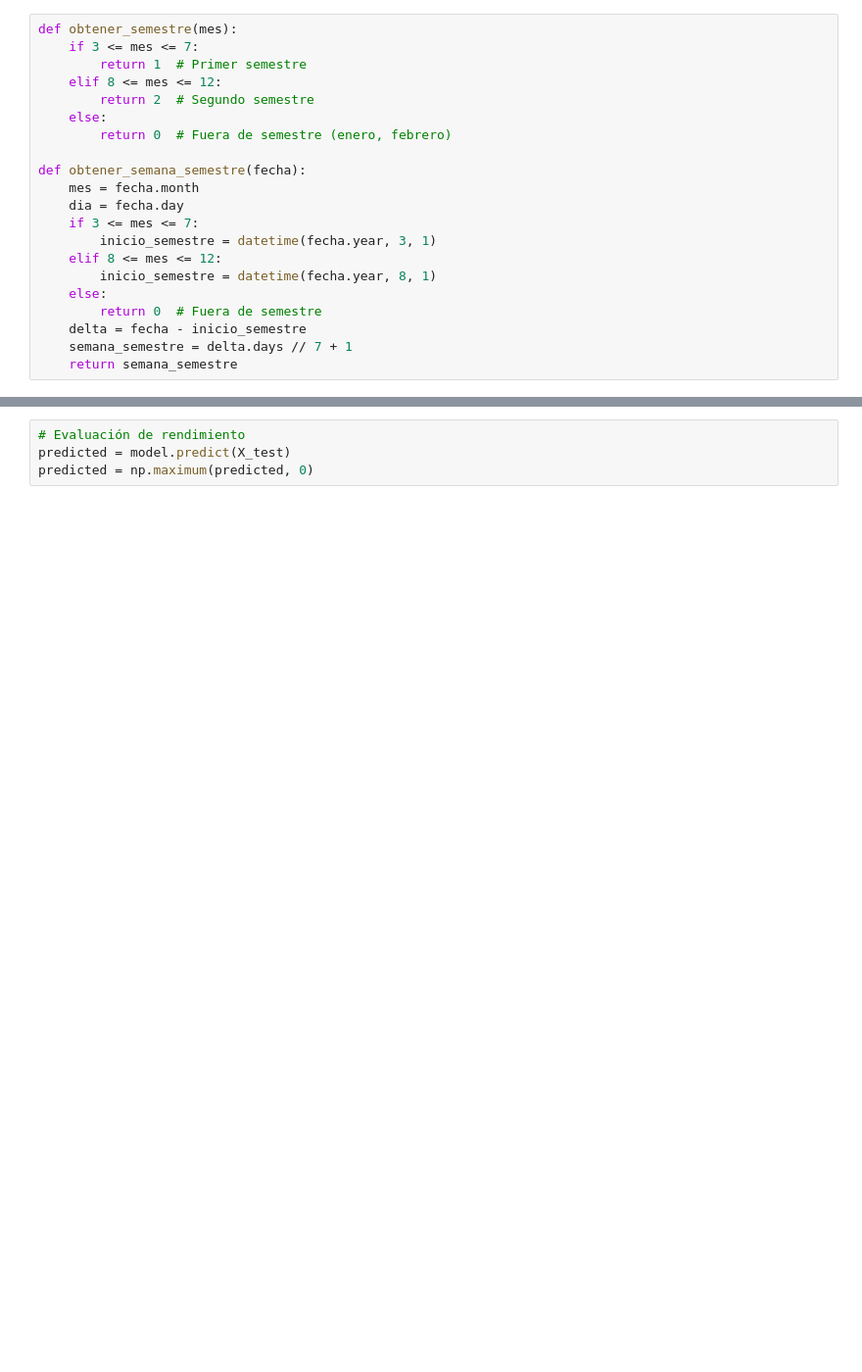
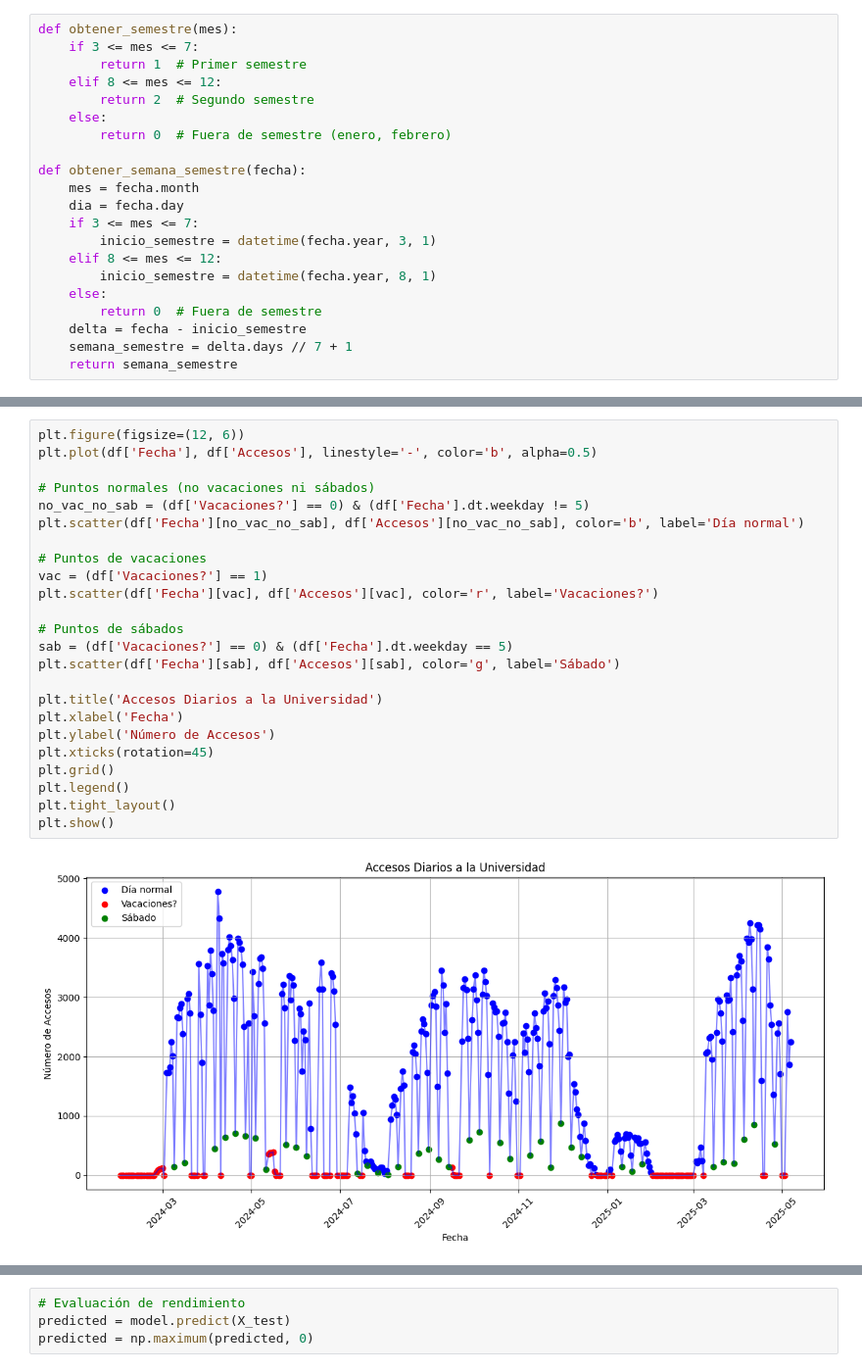
Before and after one commit to TomoCid/Proyecto_Central_ADD, a Jupyter notebook: LigthGBM.ipynb, the cells around one changed output, grey strips where cells are left out. Shown at 98% size. Cells and saved outputs as stored; diff of their text form; blank space fills up the shorter version.

```diff
--- a/LigthGBM.ipynb
+++ b/LigthGBM.ipynb
@@ -92,0 +169,26 @@ df.tail(5)
+# %%
+plt.figure(figsize=(12, 6))
+plt.plot(df['Fecha'], df['Accesos'], linestyle='-', color='b', alpha=0.5)
+
+# Puntos normales (no vacaciones ni sábados)
+no_vac_no_sab = (df['Vacaciones?'] == 0) & (df['Fecha'].dt.weekday != 5)
+plt.scatter(df['Fecha'][no_vac_no_sab], df['Accesos'][no_vac_no_sab], color='b', label='Día normal')
+
+# Puntos de vacaciones
+vac = (df['Vacaciones?'] == 1)
+plt.scatter(df['Fecha'][vac], df['Accesos'][vac], color='r', label='Vacaciones?')
+
+# Puntos de sábados
+sab = (df['Vacaciones?'] == 0) & (df['Fecha'].dt.weekday == 5)
+plt.scatter(df['Fecha'][sab], df['Accesos'][sab], color='g', label='Sábado')
+
+plt.title('Accesos Diarios a la Universidad')
+plt.xlabel('Fecha')
+plt.ylabel('Número de Accesos')
+plt.xticks(rotation=45)
+plt.grid()
+plt.legend()
+plt.tight_layout()
+plt.show()
+# %% [output]
+[figure, added]
```
Also changed, not shown: parts of 10 cells of this notebook, 4 other files.
